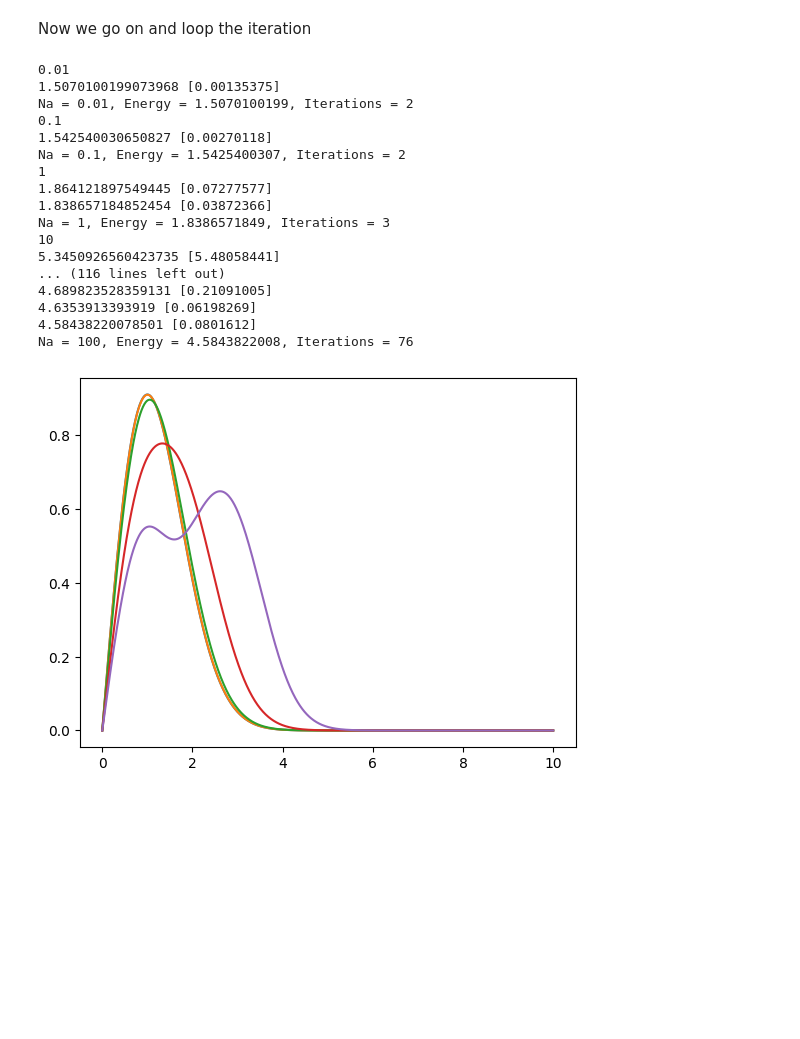
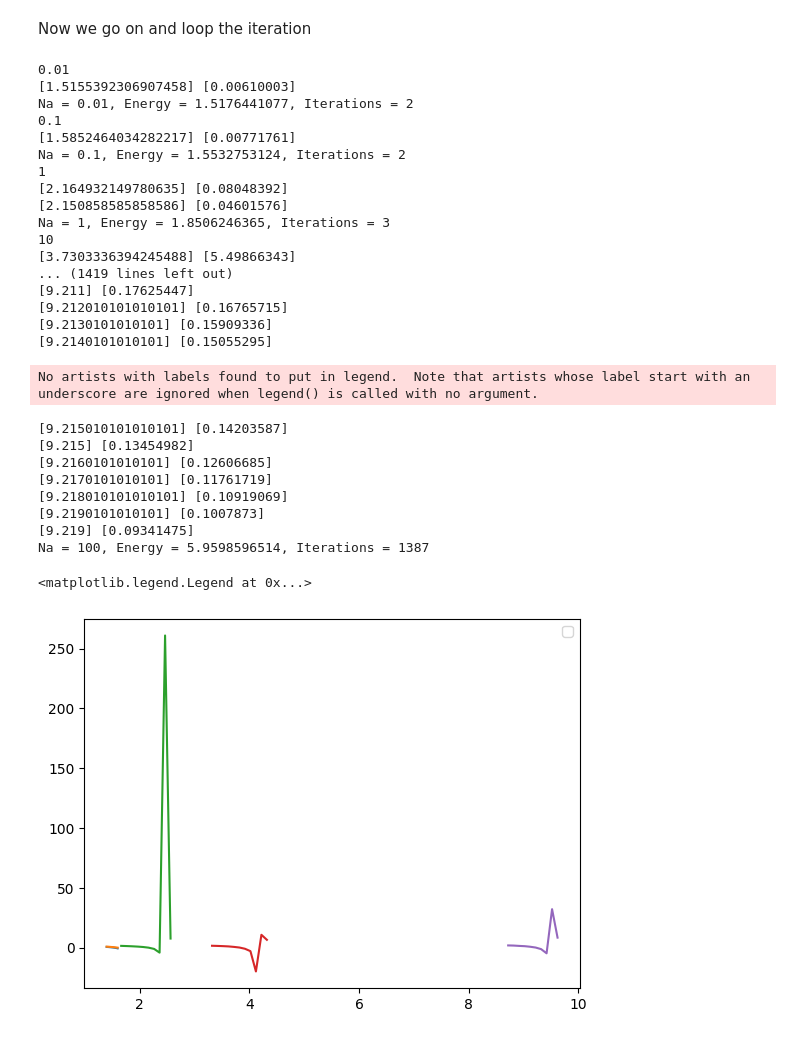
Before and after one commit to marcobeIIa/computational_physics, a Jupyter notebook: homework3/MFA_Lusvardi_Bella_Parolini.ipynb, the cells around one changed output. Cells and saved outputs as stored; diff of their text form; code cells hidden in the pictures; blank space fills up the shorter version.

```diff
--- a/homework3/MFA_Lusvardi_Bella_Parolini.ipynb
+++ b/homework3/MFA_Lusvardi_Bella_Parolini.ipynb
@@ -307,6 +306,6 @@ def GP(E,r,N,h,Na, phi=None):
                     break  # break inner loop
             break  # break outer loop
 
-    return eigenvalue, eigenfunction
+    return eigenvalue, eigenfunction, xi
 # %% [markdown]
 new algorithm (with newton's bisection): cheeky xi has multiple zeros (multiple bound states), so we need to be careful to pick up the lowest energy one!
@@ -722,34 +565,54 @@ plt.plot(delta_energy_array[::])
 Now we go on and loop the iteration
 # %%
 Na_array = [0.01,0.1,1,10,100]
-alpha_array = [.1,.1,.1,.01,.01]
+alpha_array = [.1,.1,.1,.01,.0005]
+mu_array = [[1.4,1.6], [1.4,1.6], [1.5,2.5], [2,5], [8,10]]
+#Na_array = [100]
+#alpha_array = [.001]
+#mu_array = [[1,10]]
 L = 10
-N = 1000
+N = 200
 h = L/N
 r = np.linspace(0.0001, L, N) # r values from 0 to L with N points
-
+phi_array = []
+energy_array = []
 for i in range(len(Na_array)):
     Na = Na_array[i]
     print(Na)
-    phi_new, energy, count = GP_recursion(Na,alpha_array[i],N,r,h,threshold=0.1)
-    plt.plot(r, normalization(phi_new, h), label=f'Na = {Na}')
+    phi_old = GP(E_array_final, r, N, h, 0)[1][0] #initial guess of the wavefunction
+    eigenvalue_old = GP(E_array_final, r, N, h, 0)[0] #initial guess of the wavefunction
+    phi_new, energy, count = GP_recursion(mu_array[i][0],mu_array[i][1],Na,alpha_array[i],N,r,h,threshold=0.1, phi_old = phi_old, eigenvalue_old = eigenvalue_old)
+    phi_array.append(phi_new)
+    energy_array.append(energy)
     print(f"Na = {Na}, Energy = {energy[-1]:.10f}, Iterations = {count}")
+    phi_old = phi_new
+plt.legend()
 # %% [output]
 0.01
-1.5070100199073968 [0.00135375]
-Na = 0.01, Energy = 1.5070100199, Iterations = 2
+[1.5155392306907458] [0.00610003]
+Na = 0.01, Energy = 1.5176441077, Iterations = 2
 0.1
-1.542540030650827 [0.00270118]
-Na = 0.1, Energy = 1.5425400307, Iterations = 2
+[1.5852464034282217] [0.00771761]
+Na = 0.1, Energy = 1.5532753124, Iterations = 2
 1
-1.864121897549445 [0.07277577]
-1.838657184852454 [0.03872366]
-Na = 1, Energy = 1.8386571849, Iterations = 3
+[2.164932149780635] [0.08048392]
+[2.150858585858586] [0.04601576]
+Na = 1, Energy = 1.8506246365, Iterations = 3
 10
-5.3450926560423735 [5.48058441]
-... (116 lines left out)
-4.689823528359131 [0.21091005]
-4.6353913393919 [0.06198269]
-4.58438220078501 [0.0801612]
-Na = 100, Energy = 4.5843822008, Iterations = 76
+[3.7303336394245488] [5.49866343]
+... (1419 lines left out)
+[9.211] [0.17625447]
+[9.212010101010101] [0.16765715]
+[9.2130101010101] [0.15909336]
+[9.2140101010101] [0.15055295]
+No artists with labels found to put in legend.  Note that artists whose label start with an underscore are ignored when legend() is called with no argument.
+[9.215010101010101] [0.14203587]
+[9.215] [0.13454982]
+[9.2160101010101] [0.12606685]
+[9.2170101010101] [0.11761719]
+[9.218010101010101] [0.10919069]
+[9.2190101010101] [0.1007873]
+[9.219] [0.09341475]
+Na = 100, Energy = 5.9598596514, Iterations = 1387
+<matplotlib.legend.Legend at 0x...>
-[figure, old version]
+[figure, new version]
```
Also changed, not shown: parts of 18 cells of this notebook.
